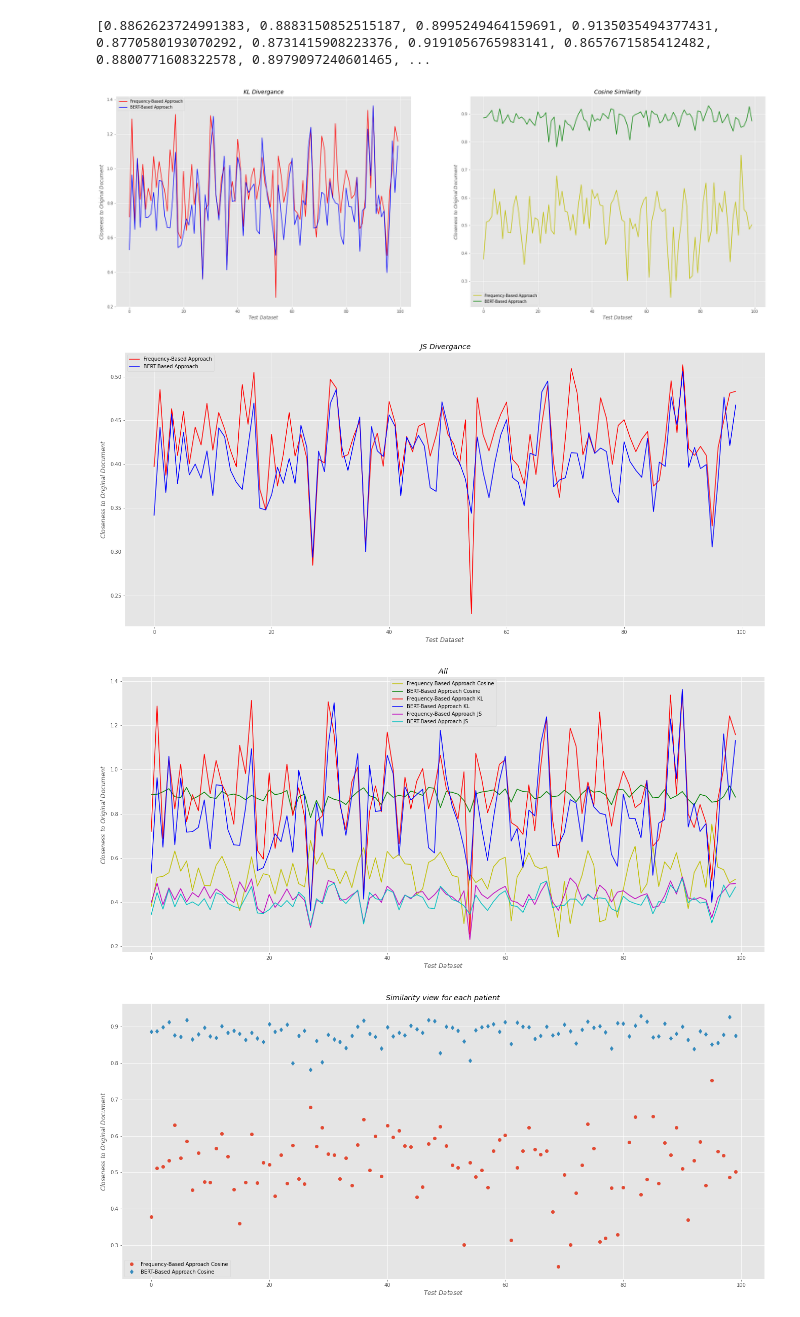
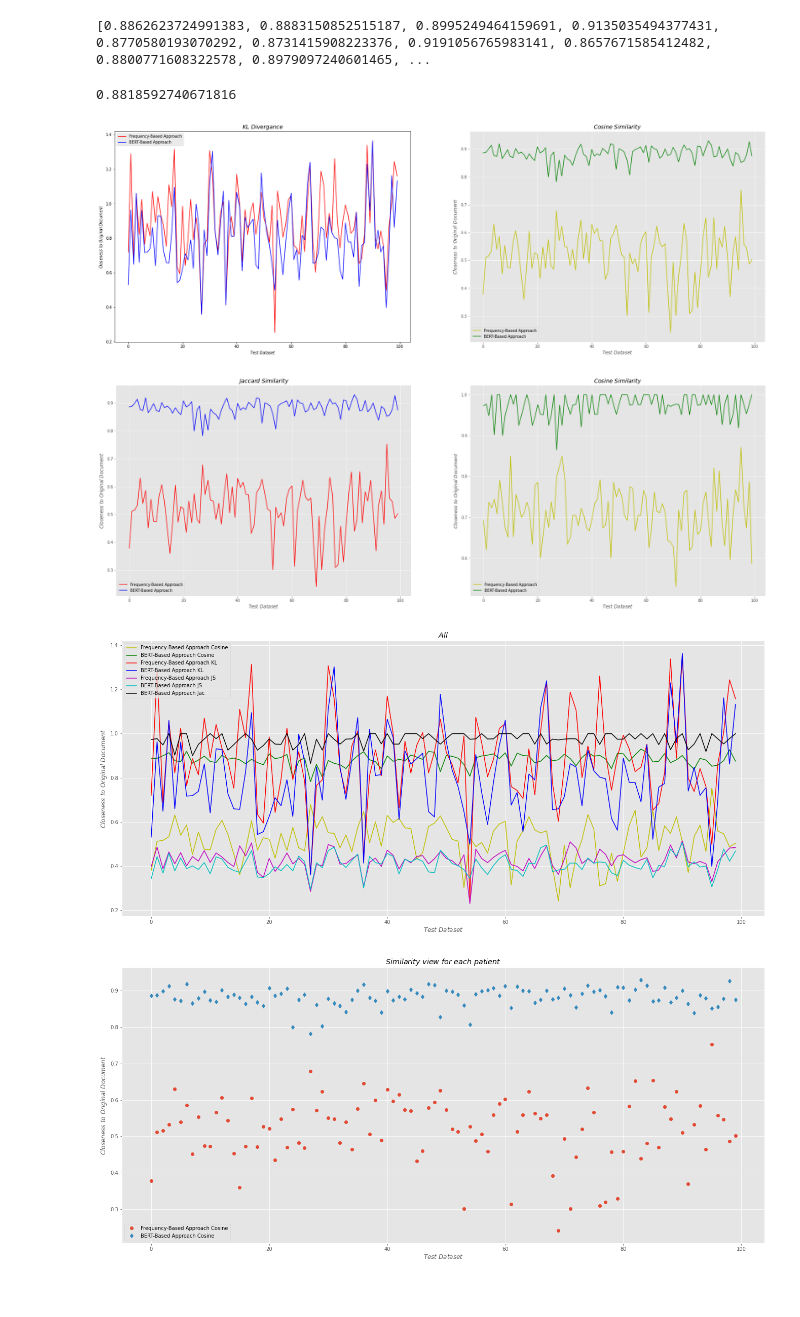
Before and after one commit to D2KLab/sumly, a Jupyter notebook: Notebooks/CosineSim.ipynb, the cells around one changed output. Drawn from its saved outputs; the diff is of its cells as text; code cells hidden in the pictures.

Commit message:
Cosine and Jaccard Similarity

```diff
--- a/Notebooks/CosineSim.ipynb
+++ b/Notebooks/CosineSim.ipynb
@@ -230,3 +230,16 @@ def CosineSim(X,Y):
+# %%
+#Jaccard Similarity
+def Jaccard_Similarity(doc1, doc2):
+
+    # List the unique words in a document
+    words_doc1 = set(str(doc1))
+    words_doc2 = set(str(doc2))
+    # Find the intersection of words list of doc1 & doc2
+    intersection = words_doc1.intersection(words_doc2)
+    # Find the union of words list of doc1 & doc2
+    union = words_doc1.union(words_doc2)
+    # using length of intersection set divided by length of union set
+    return float(len(intersection)) / len(union)
 # %%
 Original_doc =[(clinical_notes[i]) for i in range(100)]
 Summary_doc =[(summary_clinical_notes[i]) for i in range(100)]
@@ -234,3 +247,6 @@ Summary_doc =[(summary_clinical_notes[i]) for i in range(100)]
 print(CosineSim(Original_doc, Summary_doc))
 # %% [output]
 0.9292359460634465
+# %%
+Jac_bert=[Jaccard_Similarity(clinical_notes[i],summary_clinical_notes[i]) for i in range(100)]
+print(Jac_bert)
@@ -249,5 +271,5 @@ print(sc.mean(jsd_bert))
 0.8087344779115722
 0.40649206809258753
 # %%
-Bert_freq=[CosineSim(clinical_notes[i],summary_clinical_notes[i]) for i in range(100)]
+Bert_cos=[CosineSim(clinical_notes[i],summary_clinical_notes[i]) for i in range(100)]
 # %%
@@ -255,4 +277,8 @@ print(Bert_freq)
 # %% [output]
 [0.8862623724991383, 0.8883150852515187, 0.8995249464159691, 0.9135035494377431, 0.8770580193070292, 0.8731415908223376, 0.9191056765983141, 0.8657671585412482, 0.8800771608322578, 0.8979097240601465, ...
+# %%
+print(sc.mean(Bert_cos))
+# %% [output]
+0.8818592740671816
 # %%
 # values from other notebook baselines summarizer
@@ -263,4 +291,5 @@ Cos_freq=[0.37873449911264595, 0.511591962121002, 0.5160920377389862, 0.53237853
 # %%
+import matplotlib.pyplot as plt
 plt.figure(figsize=(30,10))
 
 plt.subplot(121)
@@ -275,7 +304,7 @@ plt.legend()
 plt.subplot(122)
 plt.style.use('ggplot')
 plt.plot(Cos_freq,'y',label= "Frequency-Based Approach")
-plt.plot(Bert_freq,'g',label="BERT-Based Approach")
+plt.plot(Bert_cos,'g',label="BERT-Based Approach")
 
 plt.xlabel("$Test\ Dataset$")
 plt.ylabel("$Closeness\ to\ Original\ Document$")
@@ -284,21 +313,32 @@ plt.legend()
 plt.savefig("evaluation.jpg")
 plt.show()
 # %% [output]
-[figure, old version]
+[figure, new version]
 # %%
-plt.figure(figsize=(50,10))
+plt.figure(figsize=(30,10))
+
+plt.subplot(121)
+plt.style.use('ggplot')
+plt.plot(Cos_freq,'r',label= "Frequency-Based Approach")
+plt.plot(Bert_cos,'b',label="BERT-Based Approach")
+plt.xlabel("$Test\ Dataset$")
+plt.ylabel("$Closeness\ to\ Original\ Document$")
+plt.title("$Jaccard\  Similarity$")
+plt.legend()
+
 plt.subplot(122)
 plt.style.use('ggplot')
-plt.plot(jsd_freq,'r',label= "Frequency-Based Approach")
-plt.plot(jsd_bert,'b',label="BERT-Based Approach")
+plt.plot(Jac_freq,'y',label= "Frequency-Based Approach")
+plt.plot(Jac_bert,'g',label="BERT-Based Approach")
+
 plt.xlabel("$Test\ Dataset$")
 plt.ylabel("$Closeness\ to\ Original\ Document$")
-plt.title("$JS\  Divergance$")
+plt.title("$Cosine\  Similarity$")
 plt.legend()
 plt.savefig("evaluation.jpg")
 plt.show()
 # %% [output]
-[figure, old version]
+[figure, new version]
 # %%
 plt.figure(figsize=(50,10))
 plt.subplot(121)
@@ -310,6 +350,7 @@ plt.plot(kld_freq,'r',label= "Frequency-Based Approach KL")
 plt.plot(kld_bert,'b',label="BERT-Based Approach KL")
 plt.plot(jsd_freq,'m',label= "Frequency-Based Approach JS")
 plt.plot(jsd_bert,'c',label="BERT-Based Approach JS")
+plt.plot(Jac_bert,'k',label="BERT-Based Approach Jac")
 plt.xlabel("$Test\ Dataset$")
 plt.ylabel("$Closeness\ to\ Original\ Document$")
 plt.title("$All\  $")
@@ -317,7 +358,7 @@ plt.legend()
 plt.savefig("evaluation.jpg")
 plt.show()
 # %% [output]
-[figure, old version]
+[figure, new version]
 # %%
 plt.figure(figsize=(50,10))
 plt.subplot(121)
```
Also changed, not shown: parts of 18 cells of this notebook.
